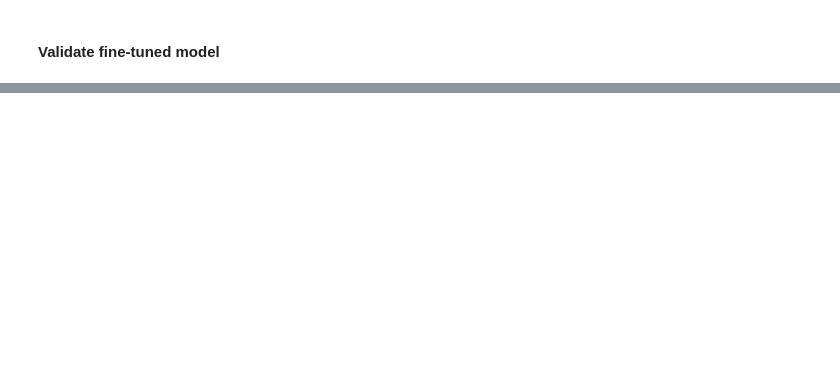
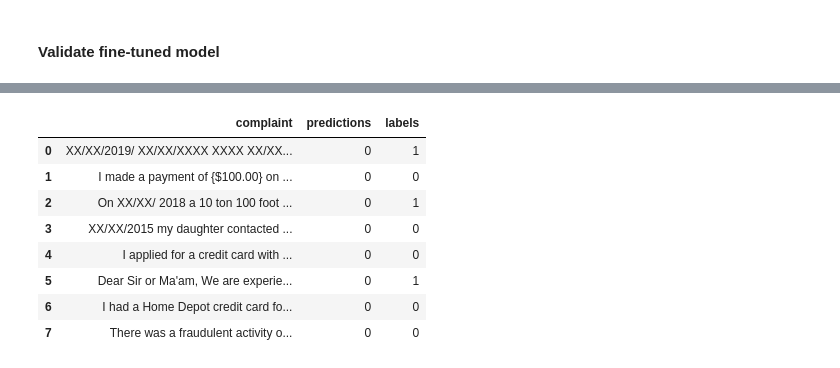
Before and after one commit to vtsou359/Lightweight_FineTuning_FoundationModel, a Jupyter notebook: gpt2_ft.ipynb, the cells around one changed output, grey strips where cells are left out. Saved outputs shown, nothing was run; the diff lists cells and outputs as text; code cells hidden in the pictures; blank space fills up the shorter version.

```diff
--- a/gpt2_ft.ipynb
+++ b/gpt2_ft.ipynb
@@ -221,0 +238,29 @@ trainer.evaluate()
+# %%
+# Make a dataframe with the predictions and the text and the labels
+import pandas as pd
+
+items_for_manual_review = tokenized_dataset["test"].select(
+    [0, 1, 22, 31, 43, 292, 448, 487]
+)
+
+results = trainer.predict(items_for_manual_review)
+df = pd.DataFrame(
+    {
+        "complaint": [item["complaint"] for item in items_for_manual_review],
+        "predictions": results.predictions.argmax(axis=1),
+        "labels": results.label_ids,
+    }
+)
+# Show all the cell
+pd.set_option("display.max_colwidth", None)
+df
+# %% [output]
+|  | complaint | predictions | labels |
+| 0 | XX/XX/2019/ XX/XX/XXXX XXXX XX/XX... | 0 | 1 |
+| 1 | I made a payment of {$100.00} on ... | 0 | 0 |
+| 2 | On XX/XX/ 2018 a 10 ton 100 foot ... | 0 | 1 |
+| 3 | XX/XX/2015 my daughter contacted ... | 0 | 0 |
+| 4 | I applied for a credit card with ... | 0 | 0 |
+| 5 | Dear Sir or Ma'am, We are experie... | 0 | 1 |
+| 6 | I had a Home Depot credit card fo... | 0 | 0 |
+| 7 | There was a fraudulent activity o... | 0 | 0 |
```
Also changed, not shown: parts of 3 cells of this notebook.
